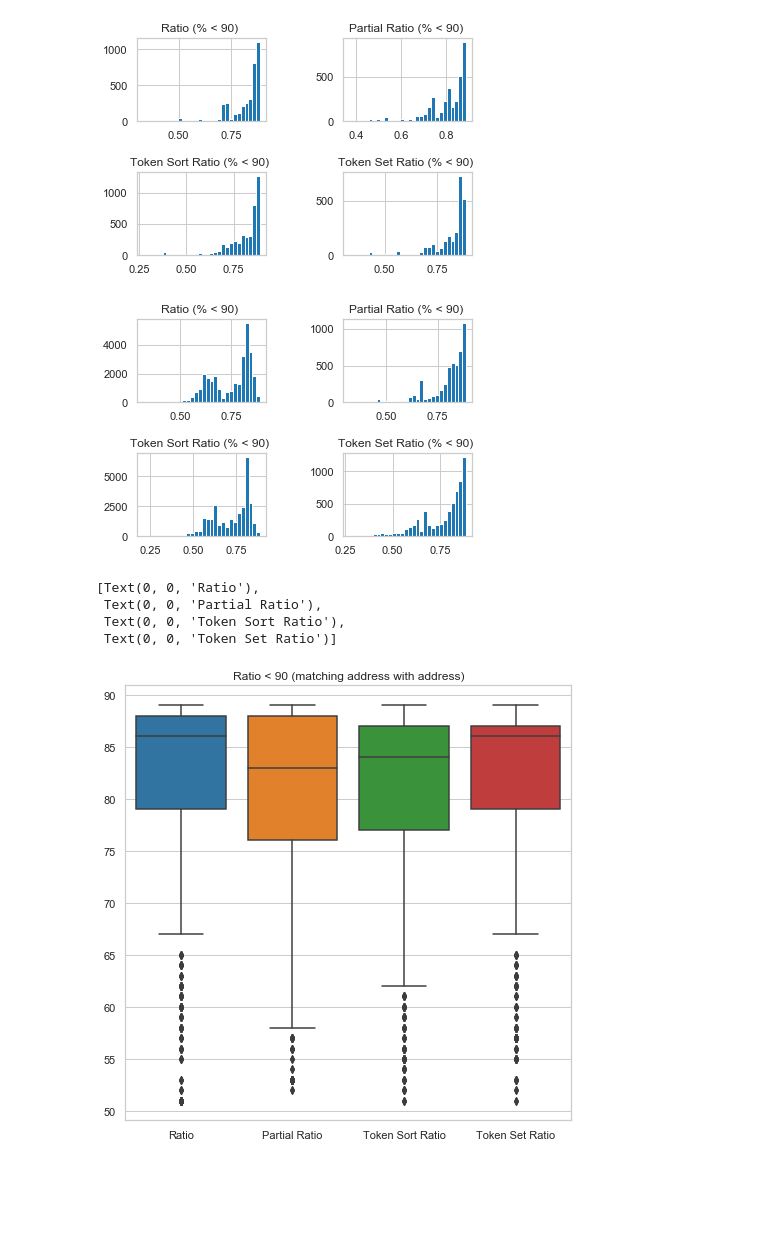
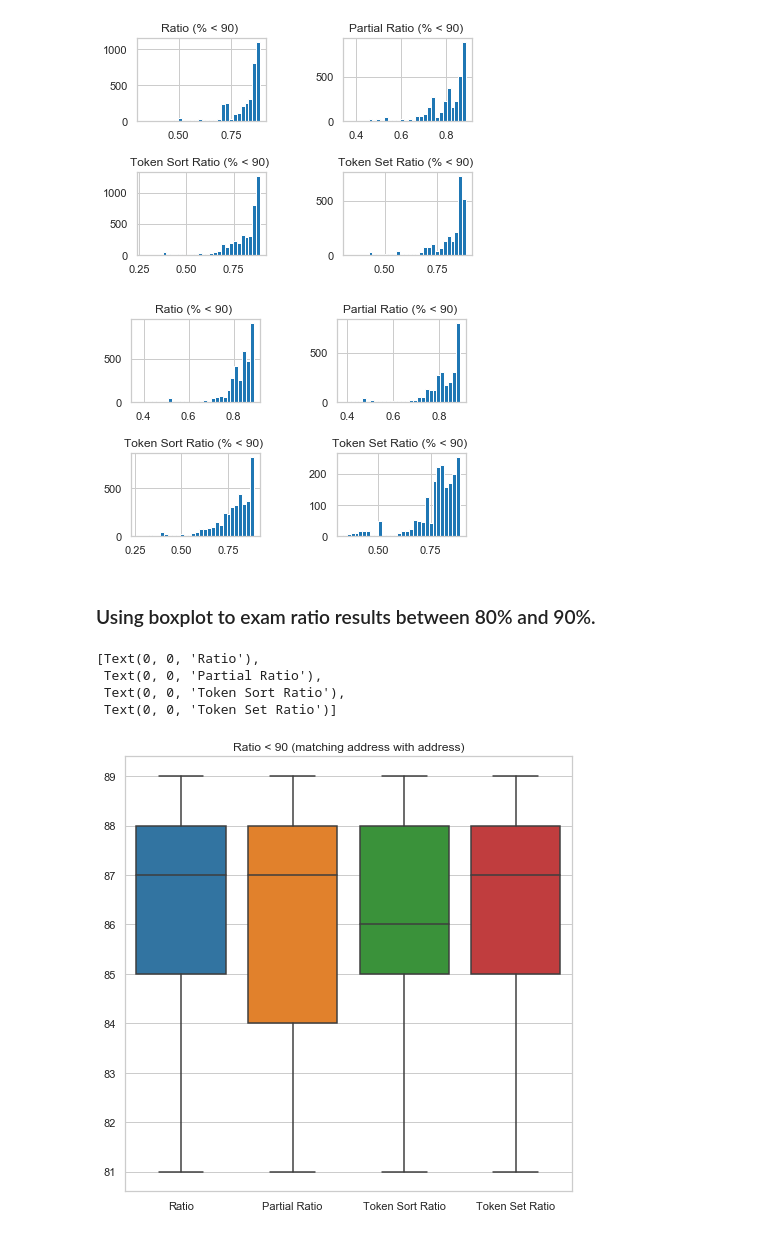
Before and after one commit to YF4GitHub/Chun-Zhi-Jiao, a Jupyter notebook: Capstone-Project2/CapstoneProject2_DataWranglingAndEDA.ipynb, the cells around one changed output. Drawn from its saved outputs; the diff is of its cells as text; code cells hidden in the pictures; blank space fills up the shorter version.

```diff
--- a/Capstone-Project2/CapstoneProject2_DataWranglingAndEDA.ipynb
+++ b/Capstone-Project2/CapstoneProject2_DataWranglingAndEDA.ipynb
@@ -27,6 +30,7 @@ def cleanse_str(string):
     string = re.sub(rx, '', string) #remove the list of chars defined above
     string = string.replace('&', 'and')
     string = string.replace(',', ' ')
+    string = string.replace('`', ' ')
     #string = string.replace('unknown', ' ')
     string = string.replace('-', ' ')
     string = string.replace('+', ' and ')
@@ -39,6 +192,6 @@ def cleanse_str(string):
 # %%
 # load data
-file_path = 'LocalPath'
+file_path = 'local_directory' # mask this path.
 
 df4_g=pd.read_csv(file_path + 'p_addr_list.csv',encoding='ISO-8859-1')
 
@@ -233,0 +665,16 @@ df_raw_sum.head()
+# %%
+# standardize address suffix
+
+print('Start text cleansing ...')
+time1 = time.time()
+
+df_match['M_ADDR_s'] = df_match['M_ADDR_c'].apply(standardize_addr_suffix)
+df_match['P_ADDR_s'] = df_match['P_ADDR_c'].apply(standardize_addr_suffix)
+df_match['M_TXT_s'] = df_match['M_TXT_c'].apply(standardize_addr_suffix)
+df_exception['M_ADDR_s'] = df_exception['M_ADDR_c'].apply(standardize_addr_suffix)
+df_exception['M_TXT_s'] = df_exception['M_TXT_c'].apply(standardize_addr_suffix)
+
+df_master['P_ADDR_s'] = df_master['P_ADDR_c'].apply(standardize_addr_suffix)
+
+t = time.time() - t1
+print("SELFTIMED:", t)
@@ -592 +1175,7 @@ df_match['tstr2'] = df_match.apply(lambda row: fuzz.token_set_ratio(row['M_TXT_c
+# %%
+# address is cleansed.  Suffix is consolidated to USPS primary suffix
+df_match['r1s'] = df_match.apply(lambda row: fuzz.ratio(row['M_ADDR_s'], row['P_ADDR_s']), axis=1)
+df_match['pr1s'] = df_match.apply(lambda row: fuzz.partial_ratio(row['M_ADDR_s'], row['P_ADDR_s']), axis=1)
+df_match['tsr1s'] = df_match.apply(lambda row: fuzz.token_sort_ratio(row['M_ADDR_s'], row['P_ADDR_s']), axis=1)
+df_match['tstr1s'] = df_match.apply(lambda row: fuzz.token_set_ratio(row['M_ADDR_s'], row['P_ADDR_s']), axis=1)
 # %%
@@ -689,37 +1304,39 @@ fig.subplots_adjust(hspace=0.6, wspace=0.6)
 
 #ax=fig.add_subplot(2,2,1)
 plt.subplot(2,2,1)
-_=plt.hist(df_match[df_match.r2< 90].r2/100, bins=30)
+_=plt.hist(df_match[df_match.r1s< 90].r1s/100, bins=30)
 plt.title('Ratio (% < 90) ')
 
 plt.subplot(2,2,2)
-_=plt.hist(df_match[df_match.pr2< 90].pr2/100, bins=30)
+_=plt.hist(df_match[df_match.pr1s< 90].pr1s/100, bins=30)
 plt.title('Partial Ratio (% < 90) ')
 plt.subplot(2,2,3)
-_=plt.hist(df_match[df_match.tsr2< 90].tsr2/100, bins=30)
+_=plt.hist(df_match[df_match.tsr1s< 90].tsr1s/100, bins=30)
 plt.title('Token Sort Ratio (% < 90) ')
 plt.subplot(2,2,4)
-_=plt.hist(df_match[df_match.tstr2< 90].tstr2/100, bins=30)
+_=plt.hist(df_match[df_match.tstr1s< 90].tstr1s/100, bins=30)
 plt.title('Token Set Ratio (% < 90) ')
 plt.show()
 # %% [output]
-[figure, old version]
+[figure, new version]
+# %% [markdown]
+### Using boxplot to exam ratio results between 80% and 90%.
 # %%
-d1=df_match[(df_match.r1>50) & (df_match.r1<90)].r1
-d2=df_match[(df_match.pr1>50) & (df_match.pr1<90)].pr1
-d3=df_match[(df_match.tsr1>50) & (df_match.tsr1<90)].tsr1
-d4=df_match[(df_match.tstr1>50) & (df_match.tstr1<90)].tstr1
+d1=df_match[(df_match.r1>80) & (df_match.r1<90)].r1
+d2=df_match[(df_match.pr1>80) & (df_match.pr1<90)].pr1
+d3=df_match[(df_match.tsr1>80) & (df_match.tsr1<90)].tsr1
+d4=df_match[(df_match.tstr1>80) & (df_match.tstr1<90)].tstr1
 
 data_to_plot = [d1, d2, d3, d4]
 xticklables = ['Ratio', 'Partial Ratio', 'Token Sort Ratio', 'Token Set Ratio']
 
 fig = plt.figure(1, figsize=(8, 8))
 plt.title('Ratio < 90 (matching address with address)')
 ax = sns.boxplot(data = data_to_plot)
 ax.set_xticklabels(xticklables)
 # %% [output]
 [Text(0, 0, 'Ratio'),
  Text(0, 0, 'Partial Ratio'),
  Text(0, 0, 'Token Sort Ratio'),
  Text(0, 0, 'Token Set Ratio')]
-[figure, old version]
+[figure, new version]
```
Also changed, not shown: parts of 83 cells of this notebook.
